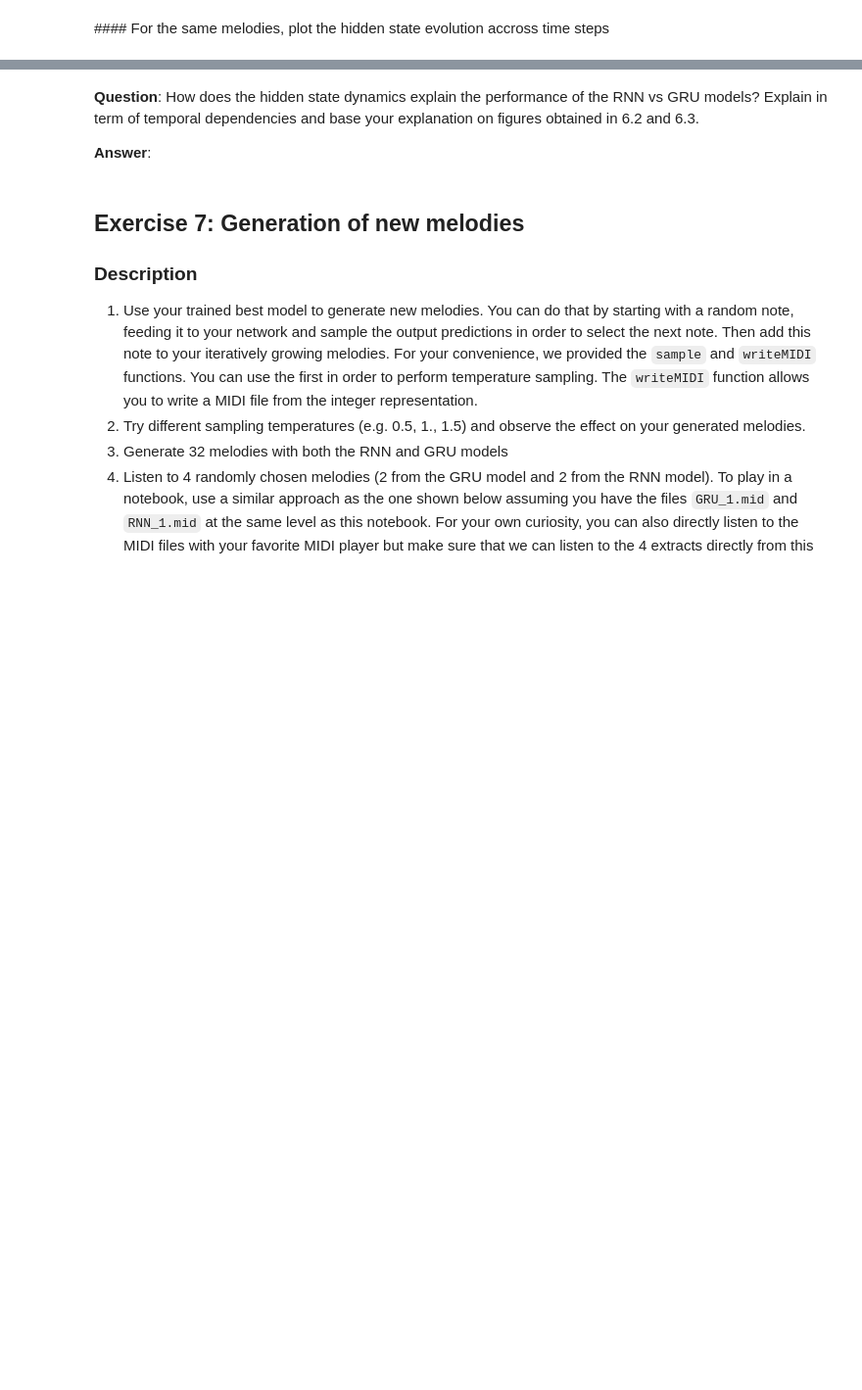
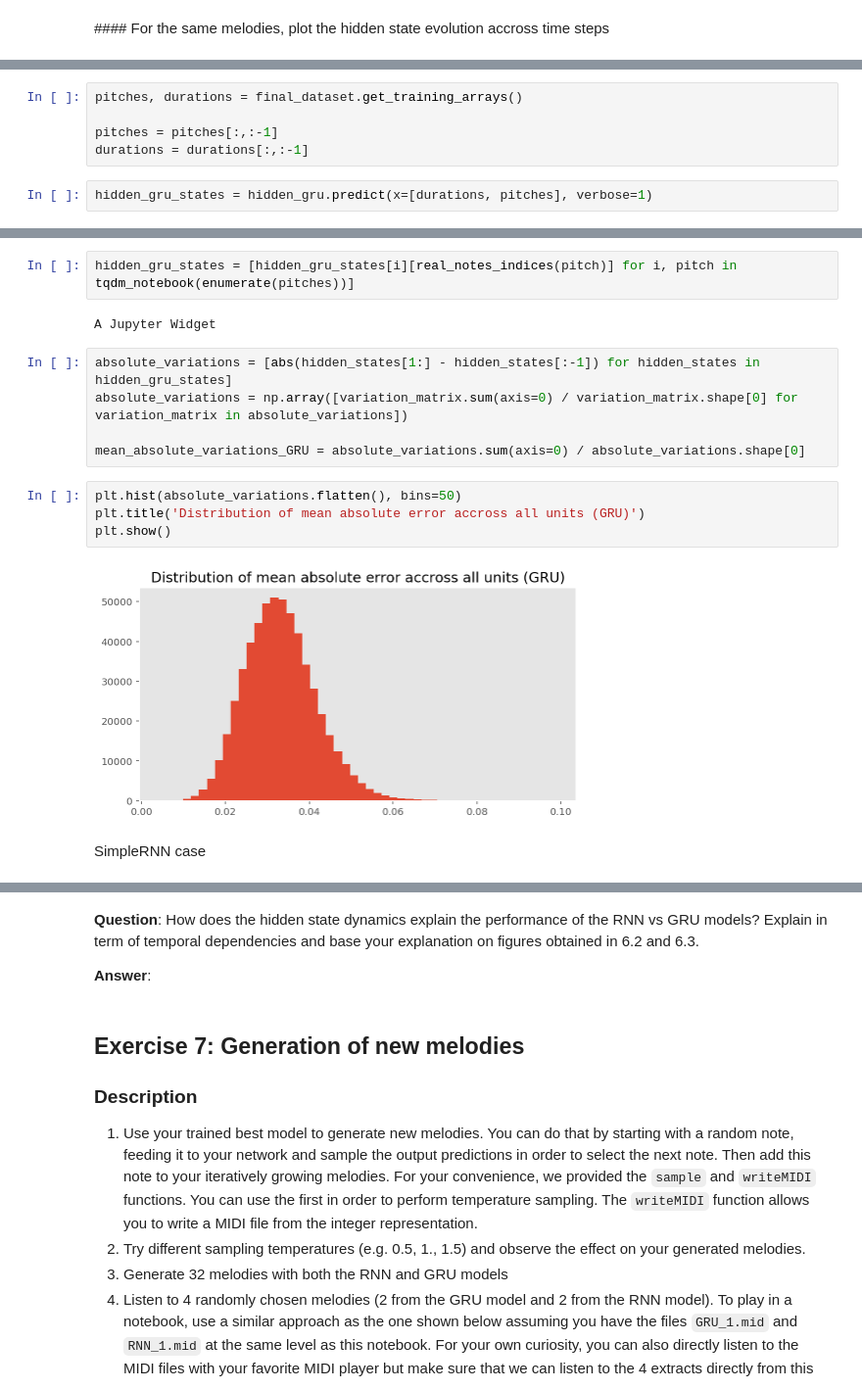
Before and after one commit to Amaumaury/ArtificialNeuralNetworks, a Jupyter notebook: Project_2/miniproject2.ipynb, the cells around one changed output, grey strips where cells are left out. Shown at 98% size. Saved outputs shown, nothing was run; the diff lists cells and outputs as text; blank space fills up the shorter version.

```diff
--- a/Project_2/miniproject2.ipynb
+++ b/Project_2/miniproject2.ipynb
@@ -856,0 +912,7 @@ gru.layers
+# %%
+pitches, durations = final_dataset.get_training_arrays()
+
+pitches = pitches[:,:-1]
+durations = durations[:,:-1]
+# %%
+hidden_gru_states = hidden_gru.predict(x=[durations, pitches], verbose=1)
@@ -856,0 +921,17 @@ gru.layers
+# %%
+hidden_gru_states = [hidden_gru_states[i][real_notes_indices(pitch)] for i, pitch in tqdm_notebook(enumerate(pitches))]
+# %% [output]
+A Jupyter Widget
+# %%
+absolute_variations = [abs(hidden_states[1:] - hidden_states[:-1]) for hidden_states in hidden_gru_states]
+absolute_variations = np.array([variation_matrix.sum(axis=0) / variation_matrix.shape[0] for variation_matrix in absolute_variations])
+
+mean_absolute_variations_GRU = absolute_variations.sum(axis=0) / absolute_variations.shape[0]
+# %%
+plt.hist(absolute_variations.flatten(), bins=50)
+plt.title('Distribution of mean absolute error accross all units (GRU)')
+plt.show()
+# %% [output]
+[figure, added]
+# %% [markdown]
+SimpleRNN case
```
Also changed, not shown: parts of 16 cells of this notebook.
